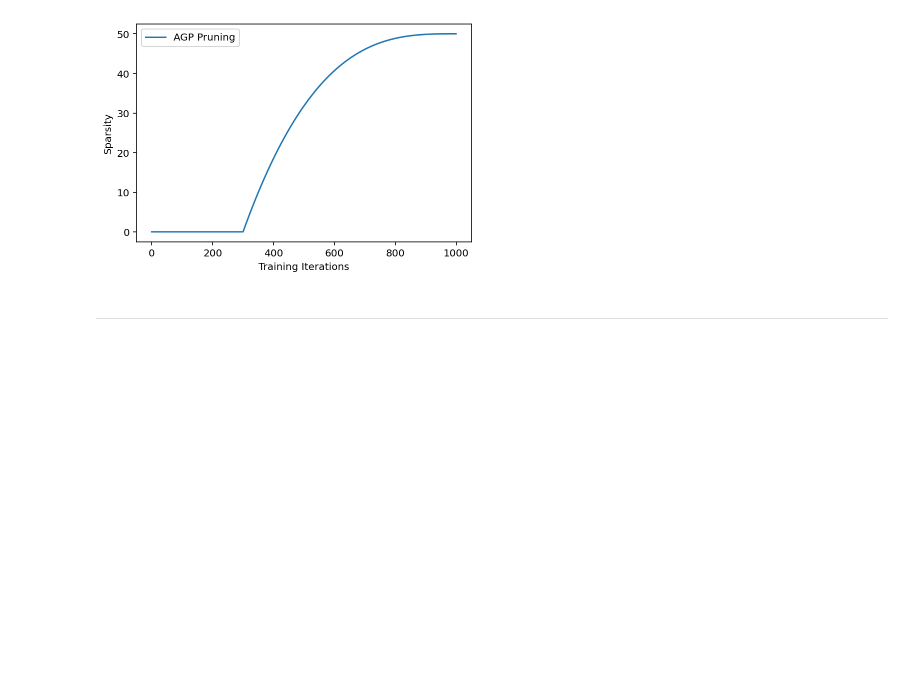
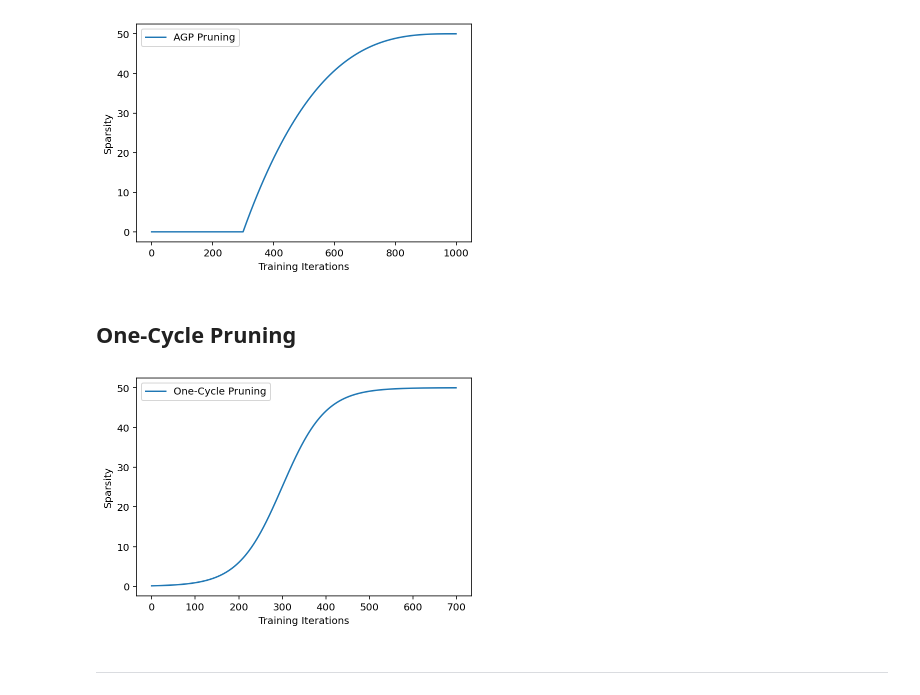
Before and after one commit to nathanhubens/fasterai, a Jupyter notebook: nbs/0c_schedules.ipynb, the cells around one changed output. Saved outputs shown, nothing was run; the diff lists cells and outputs as text; code cells hidden in the pictures; blank space fills up the shorter version.

```diff
--- a/nbs/0c_schedules.ipynb
+++ b/nbs/0c_schedules.ipynb
@@ -73,6 +73,17 @@ def sched_agp(start, end, pos): return end + start - end * (1 - pos)**3
 plot_sched(np.concatenate([train, sched_agp(0,50, prune)]), label='AGP Pruning')
 # %% [output]
 [figure]
+# %% [markdown]
+## One-Cycle Pruning
+# %%
+#export
+def sched_onecycle(start, end, pos, α=14, β=6):
+    out = (1+np.exp(-α+β)) / (1 + (np.exp((-α*pos)+β)))
+    return start + (end-start)*out
+# %%
+plot_sched(sched_onecycle(0,50, prune), label='One-Cycle Pruning')
+# %% [output]
+[figure, added]
 # %% [markdown]
 ---
 # %% [markdown]
```
Also changed, not shown: 5 other files.
